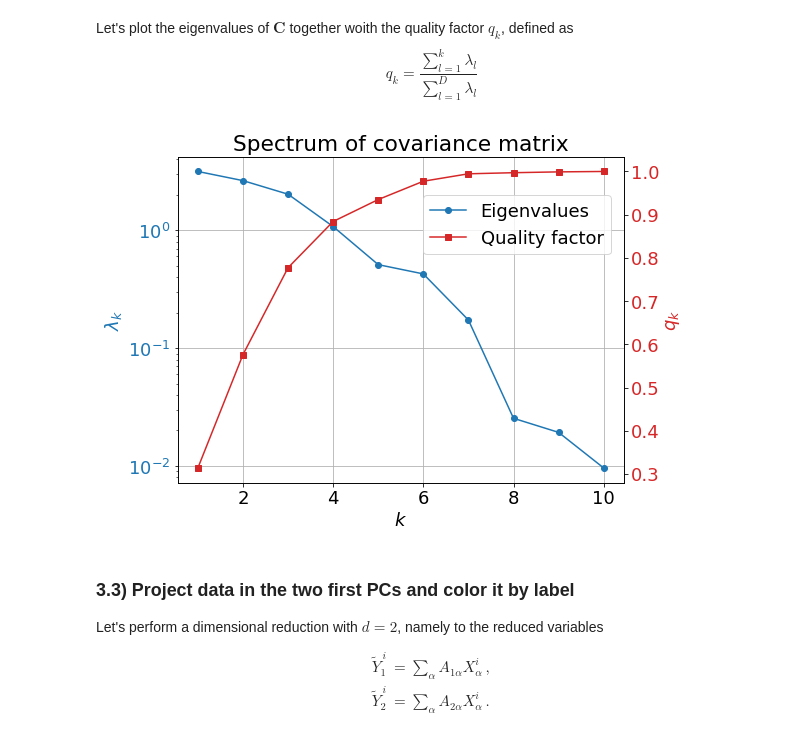
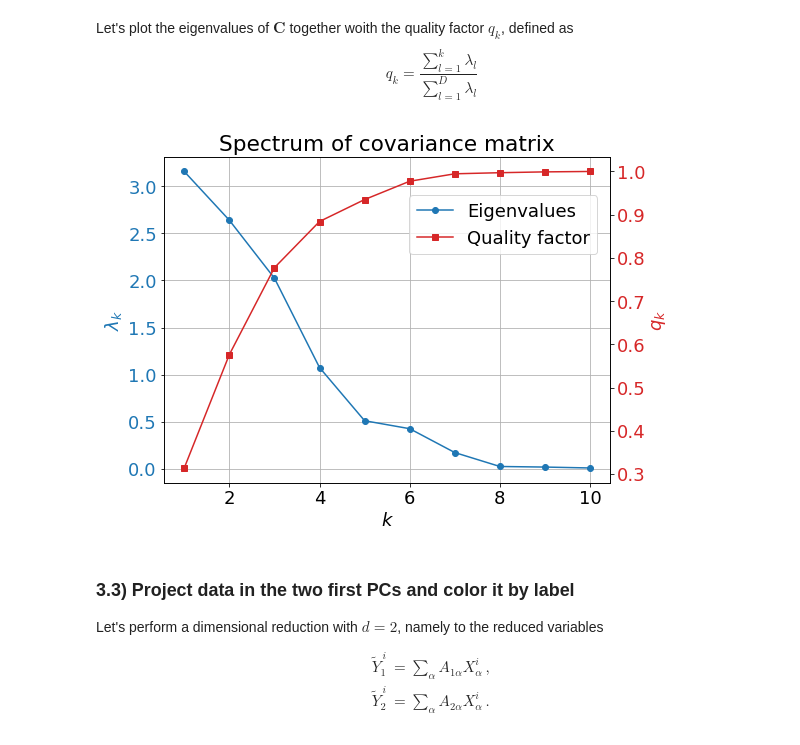
Before and after one commit to vdeltatto/unsupervised-learning, a Jupyter notebook: Second_exercise/Second exercise.ipynb, the cells around one changed output. Saved outputs shown, nothing was run; the diff lists cells and outputs as text; code cells hidden in the pictures.

```diff
--- a/Second_exercise/Second exercise.ipynb
+++ b/Second_exercise/Second exercise.ipynb
@@ -80,30 +81,31 @@ Let's plot the eigenvalues of $\mathbf{C}$ together woith the quality factor $q_
    q_k = \frac{\sum_{l=1}^k\lambda_l}{\sum_{l=1}^D\lambda_l}
 \end{equation}
 # %%
+plt.rcParams['font.size'] = 18
 fig, ax1 = plt.subplots(figsize=(8,6))
 
 color = 'tab:blue'
 lns1 = ax1.plot(np.arange(1,D+1),eigenvalues,'o-',color=color,label="Eigenvalues")
-ax1.set(xlabel="$k$",yscale="log",title="Spectrum of covariance matrix")
+ax1.set(xlabel="$k$",title="Spectrum of covariance matrix")
 ax1.set_ylabel(ylabel="$\\lambda_k$",color=color)
 ax1.grid("on")
 ax1.tick_params(axis='y', labelcolor=color)
 
 color = 'tab:red'
 ax2 = ax1.twinx()
 lns2 = ax2.plot(np.arange(1,D+1),np.cumsum(eigenvalues)/np.sum(eigenvalues),'s-',color=color,label="Quality factor")
 ax2.set_ylabel("$q_k$",color=color)
 ax2.tick_params(axis='y', labelcolor=color)
 ax1.legend()
 
 lns = lns1+lns2
 labs = [l.get_label() for l in lns]
 ax1.legend(lns, labs, loc=[0.55,0.7])
 
 plt.rcParams['font.size'] = 18
 plt.show()
 # %% [output]
-[figure, old version]
+[figure, new version]
 # %% [markdown]
 ### 3.3) Project data in the two first PCs and color it by label
 Let's perform a dimensional reduction with $d=2$, namely to the reduced variables
```
Also changed, not shown: parts of 22 cells of this notebook.
